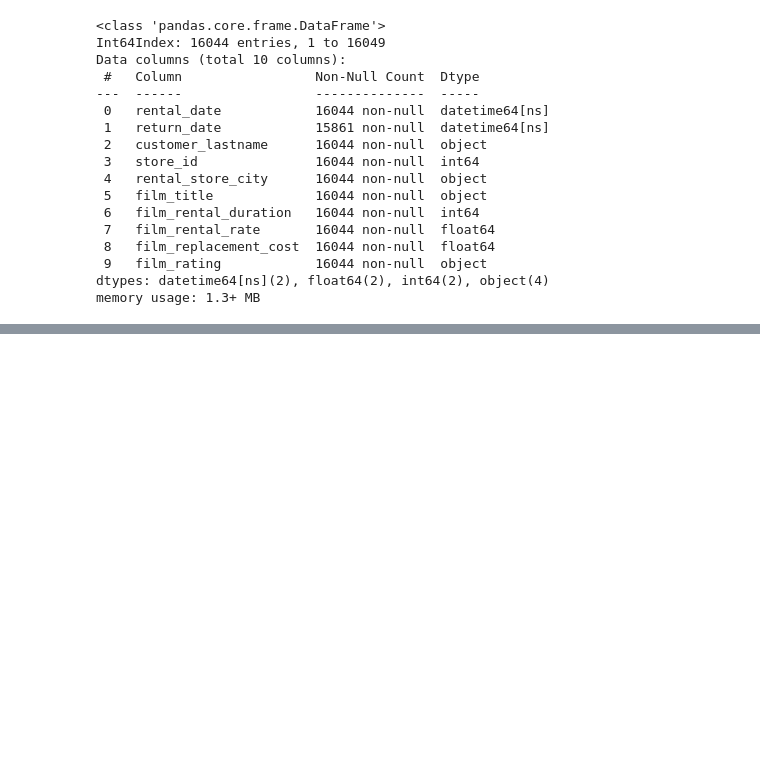
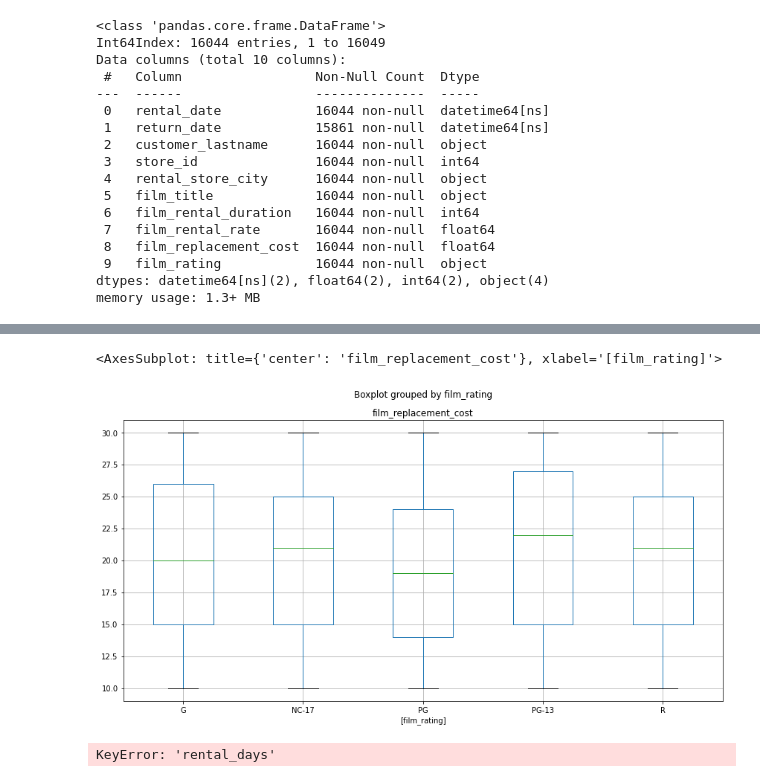
Before and after one commit to c-blomquist/Data-Analysis-Learning, a Jupyter notebook: Sakila_database_example.ipynb, the cells around one changed output, grey strips where cells are left out. Cells and saved outputs as stored; diff of their text form; code cells hidden in the pictures; blank space fills up the shorter version.

```diff
--- a/Sakila_database_example.ipynb
+++ b/Sakila_database_example.ipynb
@@ -60,0 +99,16 @@ memory usage: 1.3+ MB
+# %%
+# looking into if the cost of the film could possibly relate to the rating of the film
+dvd_df[['film_replacement_cost', 'film_rating']].boxplot(by='film_rating', figsize=(14,7))
+# %% [output]
+<AxesSubplot: title={'center': 'film_replacement_cost'}, xlabel='[film_rating]'>
+[figure, added]
+# %%
+# calculating the number of days films are rented uses a lambda function to subtract the two values.
+# the return date is "larger" than the rental date so it must be first in the subtraction
+dvd_df['rental_days'] = dvd_df[['rental_date', 'return_date']].apply(lambda x: (x[1] - x[0]).days, axis=1)
+
+ax = dvd_df['rental_days'].plot(kind='density', figsize=(14,7))
+ax.axvline(dvd_df['rental_days'].mean(), color='black')
+# creating a density plot for the number of days films are rented, and showing the mean on the plot
+# %% [output]
+KeyError: 'rental_days'
```
Also changed, not shown: parts of 4 cells of this notebook.
